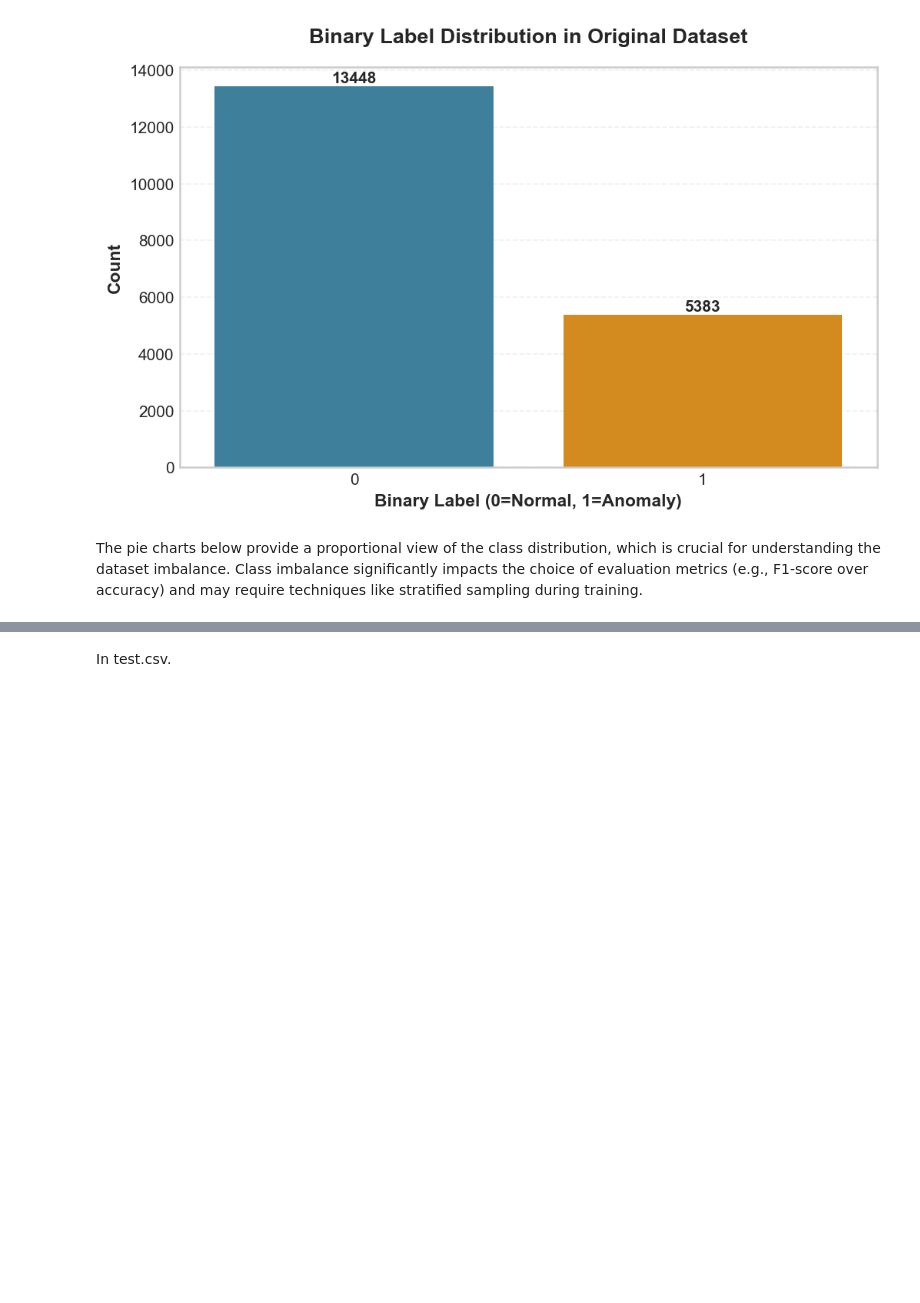
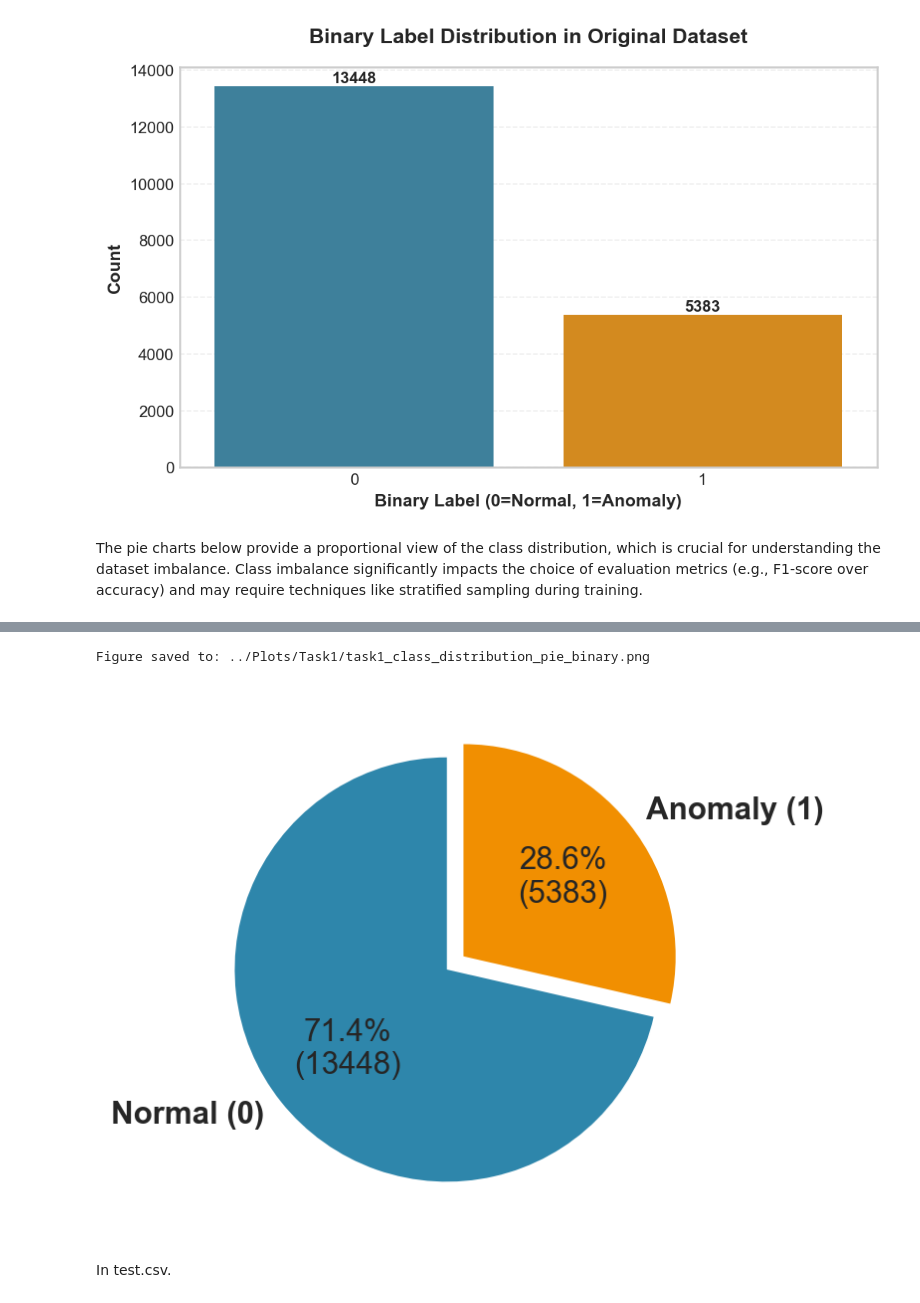
Before and after one commit to RenatoMignone/unsupervised-network-intrusion-detection, a Jupyter notebook: lab/notebooks/Task1.ipynb, the cells around one changed output, grey strips where cells are left out. Drawn from its saved outputs; the diff is of its cells as text; code cells hidden in the pictures; blank space fills up the shorter version.

```diff
--- a/lab/notebooks/Task1.ipynb
+++ b/lab/notebooks/Task1.ipynb
@@ -278,3 +313,22 @@ Attack Label Distribution:
+# %%
+# Binary label distribution (pie)
+plt.figure(figsize=(5, 5))
+binary_counts = df_train_val['binary_label'].value_counts().sort_index()
+colors_binary = ['#2E86AB', '#F18F01']
+labels_binary = ['Normal (0)', 'Anomaly (1)']
+wedges2, texts2, autotexts2 = plt.pie(binary_counts, labels=labels_binary, autopct=autopct_format(df_train_val['binary_label']),
+            colors=colors_binary, startangle=90, explode=[0.05, 0.05],
+            textprops={'fontsize': 15,  'fontweight': 'bold'})
+for autotext in autotexts2:
+    autotext.set_fontsize(15)
+    autotext.set_fontweight('normal')
+
+plt.tight_layout()
+save_figure_for_report('task1_class_distribution_pie_binary.png')
+plt.show()
+# %% [output]
+Figure saved to: ../Plots/Task1/task1_class_distribution_pie_binary.png
+[figure, added]
 # %% [markdown]
 In test.csv.
 # %%
```
Also changed, not shown: parts of 3 cells of this notebook, 7 other files.
